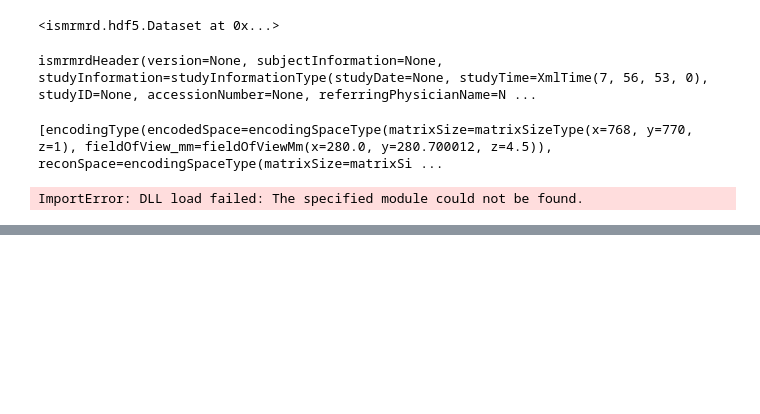
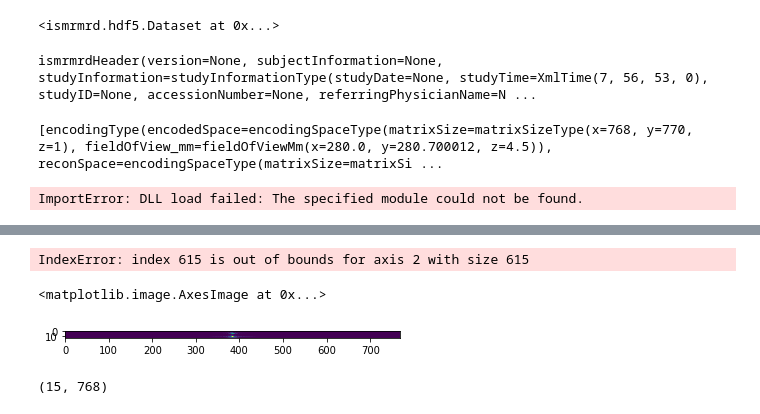
Before and after one commit to Erfandarzi/mri-reconstruction, a Jupyter notebook: python/main.ipynb, the cells around one changed output, grey strips where cells are left out. Cells and saved outputs as stored; diff of their text form; code cells hidden in the pictures; blank space fills up the shorter version.

```diff
--- a/python/main.ipynb
+++ b/python/main.ipynb
@@ -151,0 +146,8 @@ ImportError: DLL load failed: The specified procedure could not be found.
+# %%
+dataset = ismrmrd.Dataset(filename, create_if_needed=False)
+header = ismrmrd.xsd.CreateFromDocument(dataset.read_xml_header())
+num_kx = header.encoding[0].encodedSpace.matrixSize.x
+num_ky = header.encoding[0].encodingLimits.kspace_encoding_step_1.maximum
+num_slices = header.encoding[0].encodingLimits.slice.maximum + 1
+num_channels = header.acquisitionSystemInformation.receiverChannels
+num_acq = dataset.number_of_acquisitions()
@@ -151,0 +158,2 @@ ImportError: DLL load failed: The specified procedure could not be found.
+# %%
+acq = dataset.read_acquisition(0)
@@ -151,0 +162,22 @@ ImportError: DLL load failed: The specified procedure could not be found.
+# %%
+data = np.array([dataset.read_acquisition(i).data for i in trange(num_acq)])
+# %%
+try:
+    rec_std = dataset.read_array('rec_std', 0)
+    rec_weight = 1.0 / (rec_std**2)
+    rec_weight = np.sqrt(rec_weight / np.sum(rec_weight))
+    logger.debug('  Using rec std...')
+except Exception:
+    rec_weight = np.ones(num_channels)
+opt_mat = np.diag(rec_weight)
+kspace = np.zeros([num_channels, num_slices, num_ky, num_kx],
+                      dtype=np.complex64)
+for i in tqdm(range(num_acq)):
+    acq = dataset.read_acquisition(i)
+    i_ky = acq.idx.kspace_encode_step_1  # pylint: disable=E1101
+    # i_kz = acq.idx.kspace_encode_step_2 # pylint: disable=E1101
+    i_slice = acq.idx.slice  # pylint: disable=E1101
+    data = np.matmul(opt_mat.T, acq.data)
+    kspace[:, i_slice, i_ky, :] = data * ((-1)**i_slice)
+# %% [output]
+IndexError: index 615 is out of bounds for axis 2 with size 615
@@ -151,0 +186,9 @@ ImportError: DLL load failed: The specified procedure could not be found.
+# %%
+plt.imshow(np.abs(data[0,...]))
+# %% [output]
+<matplotlib.image.AxesImage at 0x...>
+[figure, added]
+# %%
+data[0,...]
+# %% [output]
+(15, 768)
```
Also changed, not shown: parts of 6 cells of this notebook, 1 other file.
